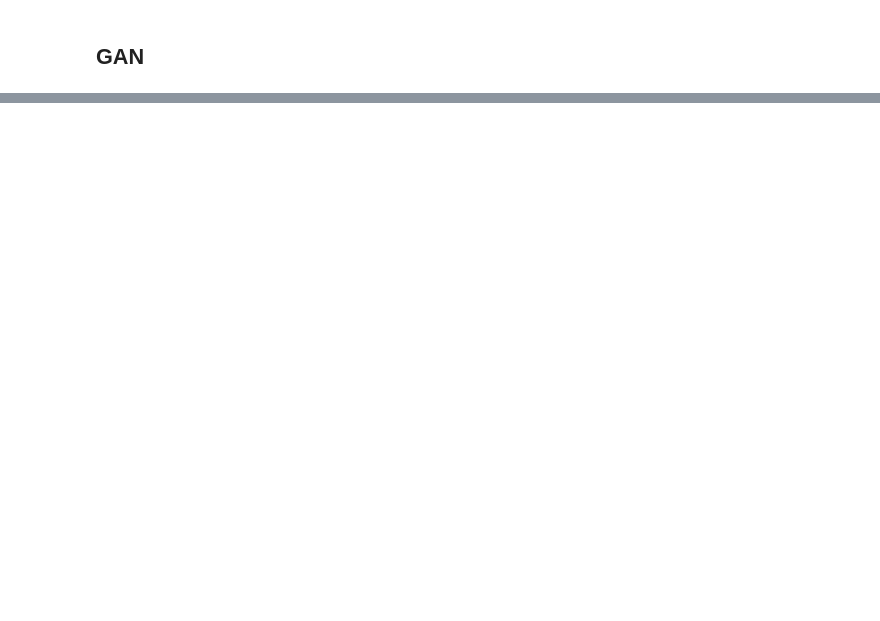
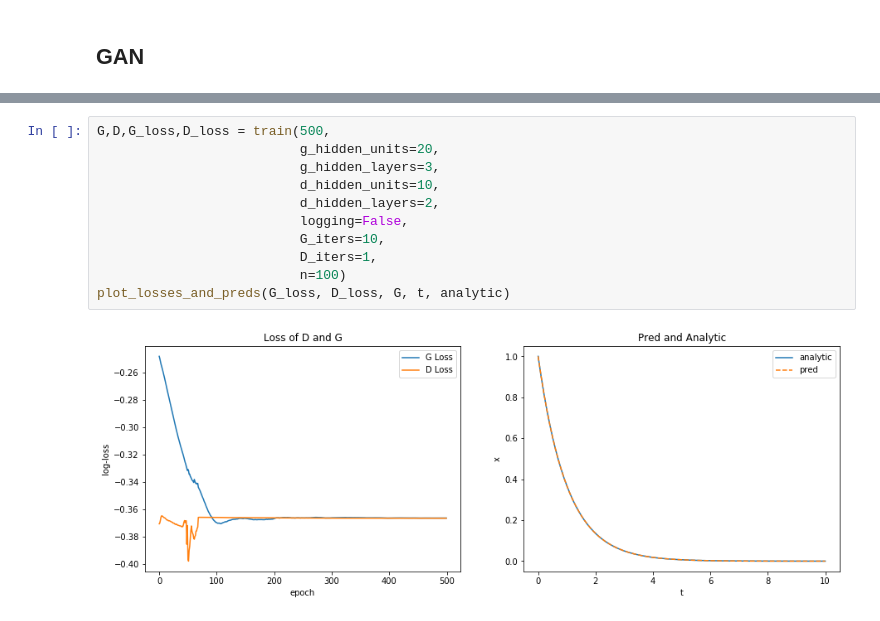
Before and after one commit to dylanrandle/denn, a Jupyter notebook: GAN.ipynb, the cells around one changed output, grey strips where cells are left out. Drawn from its saved outputs; the diff is of its cells as text; blank space fills up the shorter version.

```diff
--- a/GAN.ipynb
+++ b/GAN.ipynb
@@ -176,0 +241,13 @@ d_nodes = [5,10,20,30]
+# %%
+G,D,G_loss,D_loss = train(500,
+                          g_hidden_units=20,
+                          g_hidden_layers=3,
+                          d_hidden_units=10,
+                          d_hidden_layers=2,
+                          logging=False,
+                          G_iters=10,
+                          D_iters=1,
+                          n=100)
+plot_losses_and_preds(G_loss, D_loss, G, t, analytic)
+# %% [output]
+[figure, added]
```
Also changed, not shown: parts of 28 cells of this notebook, 2 other files.
